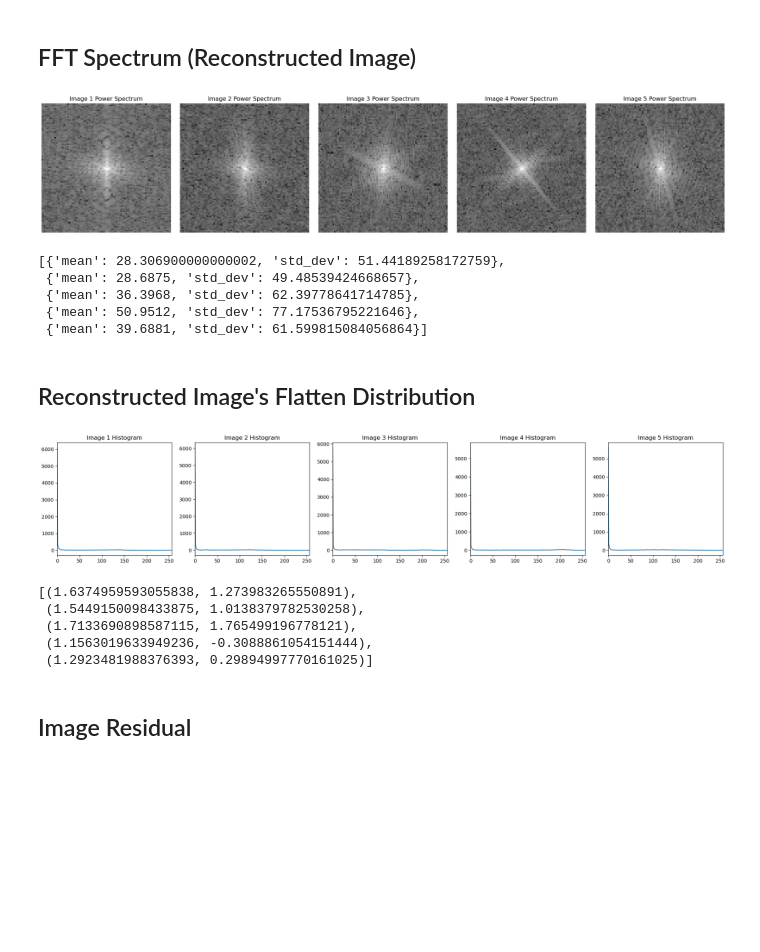
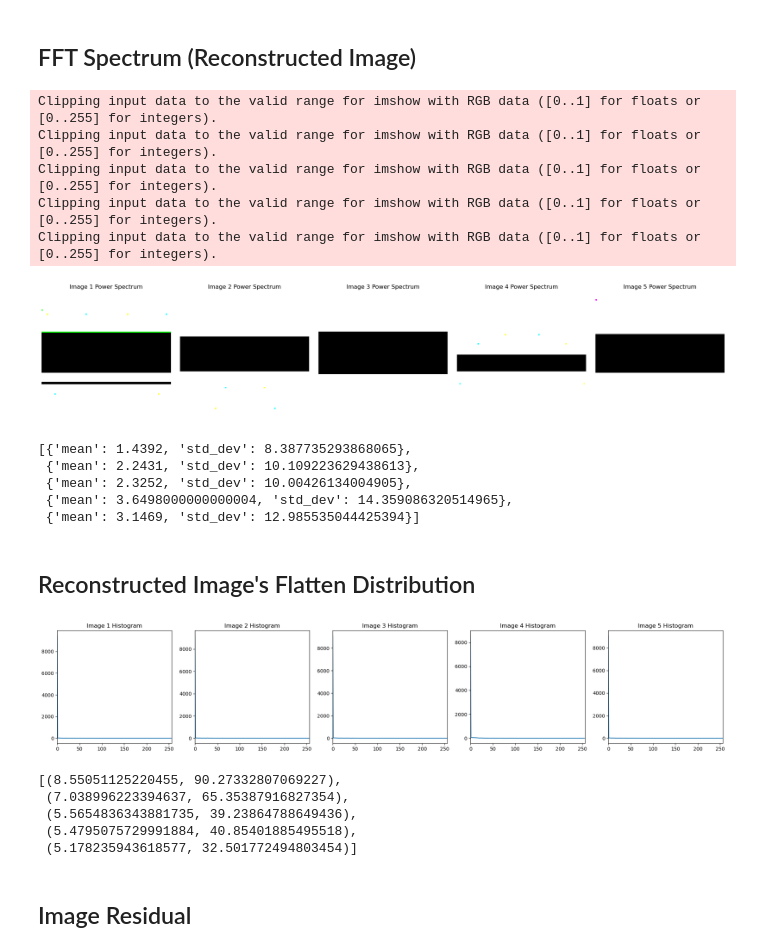
Before and after one commit to aliabusaleh/CS-BDRP-nerf, a Jupyter notebook: examine noise/Test_Group_Noise.ipynb, the cells around one changed output. Cells and saved outputs as stored; diff of their text form; code cells hidden in the pictures; blank space fills up the shorter version.

Commit message:
Test Noise, Mathematical Properties, Angle Calcu

```diff
--- a/examine noise/Test_Group_Noise.ipynb
+++ b/examine noise/Test_Group_Noise.ipynb
@@ -16,10 +34,16 @@ images = [cv2.imread(f'data_output_50_epochs/Reconstructed_{i}.png') for i in ra
 origin_paths = [f'data_output_50_epochs/Original_{i}.png' for i in range(5)]
 origin_images = [cv2.imread(f'data_output_50_epochs/Original_{i}.png') for i in range(5)]
 
-fig, axs = plt.subplots(2, 5, figsize=(20, 4))
-for i,image in enumerate(images):
+residual_paths = [f'data_output_50_epochs/Residual_{i}.png' for i in range(5)]
+residual_images = [cv2.imread(f'data_output_50_epochs/Residual_{i}.png') for i in range(5)]
+
+fig, axs = plt.subplots(2, 5, figsize=(15, 9))
+for i,image in enumerate(origin_images):
     axs[0,i].imshow(cv2.cvtColor(image, cv2.COLOR_BGR2RGB))
 
-for i,image in enumerate(origin_images):
+for i,image in enumerate(images):
     axs[1,i].imshow(cv2.cvtColor(image, cv2.COLOR_BGR2RGB))
+
+# for i,image in enumerate(residual_images):
+#     axs[2,i].imshow(cv2.cvtColor(image, cv2.COLOR_BGR2RGB))
 # %% [output]
@@ -31,43 +55,54 @@ for i,image in enumerate(origin_images):
 image_paths = [f'data_output_50_epochs/Reconstructed_{i}.png' for i in range(5)]
 images = [cv2.imread(f'data_output_50_epochs/Reconstructed_{i}.png', cv2.IMREAD_GRAYSCALE) for i in range(5)]
 
+
+
 # Function to calculate the power spectrum of the noise
 def power_spectrum(image):
     f = np.fft.fft2(image)
     fshift = np.fft.fftshift(f)
-    magnitude_spectrum = 20*np.log(np.abs(fshift))
+    magnitude_spectrum = 20*np.log(np.abs(fshift) + 0.001)
     return magnitude_spectrum
 
+residual_images = [calculate_residual(f'data_output_50_epochs/Original_{i}.png',
+                                      f'data_output_50_epochs/Reconstructed_{i}.png') for i in range(5)]
+
+
 # Calculate the power spectrum for each image
-power_spectra = [power_spectrum(img) for img in images]
+power_spectra = [power_spectrum(img) for img in residual_images]
 
 # Plot the power spectra
 fig, axs = plt.subplots(1, 5, figsize=(20, 4))
 
 for i, spectrum in enumerate(power_spectra):
     axs[i].imshow(spectrum, cmap = 'gray')
     axs[i].set_title(f'Image {i+1} Power Spectrum')
     axs[i].axis('off')
 
 plt.tight_layout()
 plt.show()
 
 # Now let's calculate and print some statistics of the noise.
 noise_statistics = []
 
-for img in images:
+for img in residual_images:
     # Calculate the mean and standard deviation of the noise
     mean, std_dev = cv2.meanStdDev(img)
     noise_statistics.append({'mean': mean[0][0], 'std_dev': std_dev[0][0]})
 
 noise_statistics
 # %% [output]
+Clipping input data to the valid range for imshow with RGB data ([0..1] for floats or [0..255] for integers).
+Clipping input data to the valid range for imshow with RGB data ([0..1] for floats or [0..255] for integers).
+Clipping input data to the valid range for imshow with RGB data ([0..1] for floats or [0..255] for integers).
+Clipping input data to the valid range for imshow with RGB data ([0..1] for floats or [0..255] for integers).
+Clipping input data to the valid range for imshow with RGB data ([0..1] for floats or [0..255] for integers).
-[figure, old version]
+[figure, new version]
-[{'mean': 28.306900000000002, 'std_dev': 51.44189258172759},
- {'mean': 28.6875, 'std_dev': 49.48539424668657},
- {'mean': 36.3968, 'std_dev': 62.39778641714785},
- {'mean': 50.9512, 'std_dev': 77.17536795221646},
- {'mean': 39.6881, 'std_dev': 61.599815084056864}]
+[{'mean': 1.4392, 'std_dev': 8.387735293868065},
+ {'mean': 2.2431, 'std_dev': 10.109223629438613},
+ {'mean': 2.3252, 'std_dev': 10.00426134004905},
+ {'mean': 3.6498000000000004, 'std_dev': 14.359086320514965},
+ {'mean': 3.1469, 'std_dev': 12.985535044425394}]
 # %% [markdown]
 ## Reconstructed Image's Flatten Distribution
 # %%
@@ -76,7 +111,7 @@ from scipy.stats import skew, kurtosis
 # Calculate additional statistics for each image: skewness and kurtosis
 additional_statistics = []
 
-for image in images:
+for image in residual_images:
     # Flatten the image to 1D array for statistical analysis
     image_flattened = image.flatten()
     # Calculate skewness and kurtosis
@@ -87,7 +122,7 @@ for image in images:
 # Calculate the histograms of the images to observe the distribution of pixel intensities
 histograms = []
 
-for image in images:
+for image in residual_images:
     # Calculate the histogram
     hist = cv2.calcHist([image], [0], None, [256], [0, 256])
     histograms.append(hist)
@@ -106,12 +141,12 @@ plt.show()
 # Output the additional noise statistics
 additional_statistics
 # %% [output]
-[figure, old version]
+[figure, new version]
-[(1.6374959593055838, 1.273983265550891),
- (1.5449150098433875, 1.0138379782530258),
- (1.7133690898587115, 1.765499196778121),
- (1.1563019633949236, -0.3088861054151444),
- (1.2923481988376393, 0.29894997770161025)]
+[(8.55051125220455, 90.27332807069227),
+ (7.038996223394637, 65.35387916827354),
+ (5.5654836343881735, 39.23864788649436),
+ (5.4795075729991884, 40.85401885495518),
+ (5.178235943618577, 32.501772494803454)]
 # %% [markdown]
 ## Image Residual
 # %%
```
Also changed, not shown: parts of 4 cells of this notebook, 3 other files.
